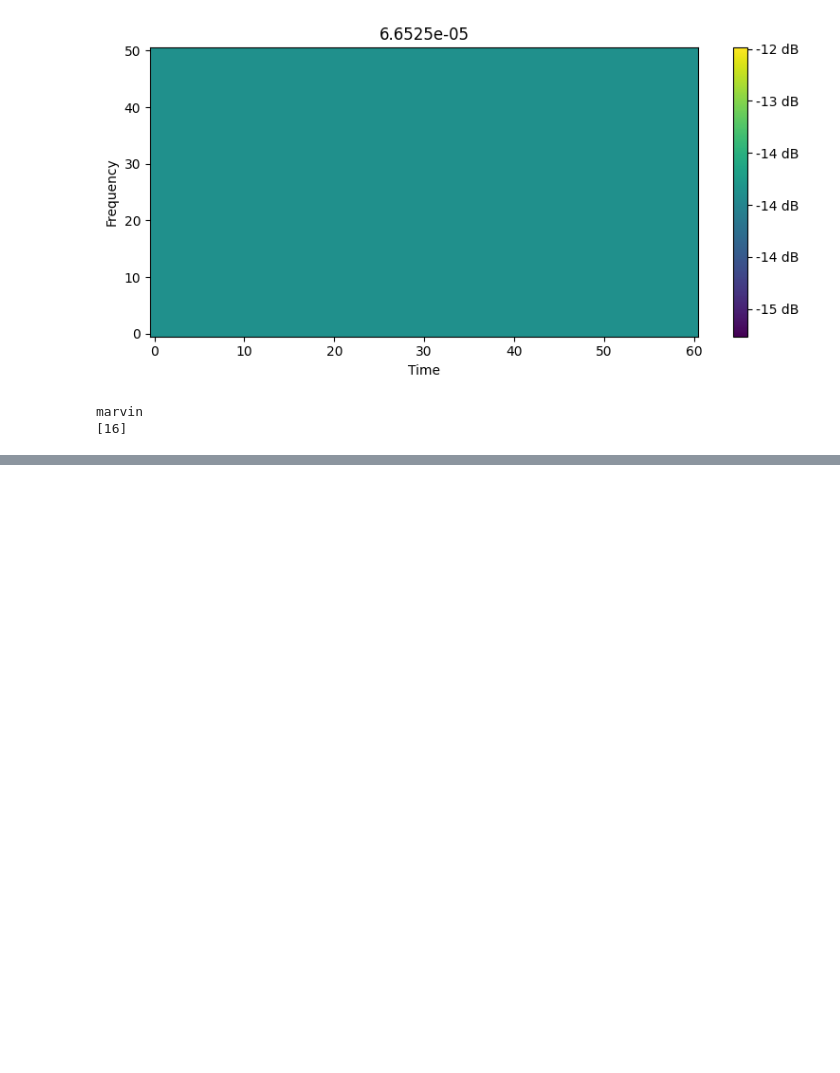
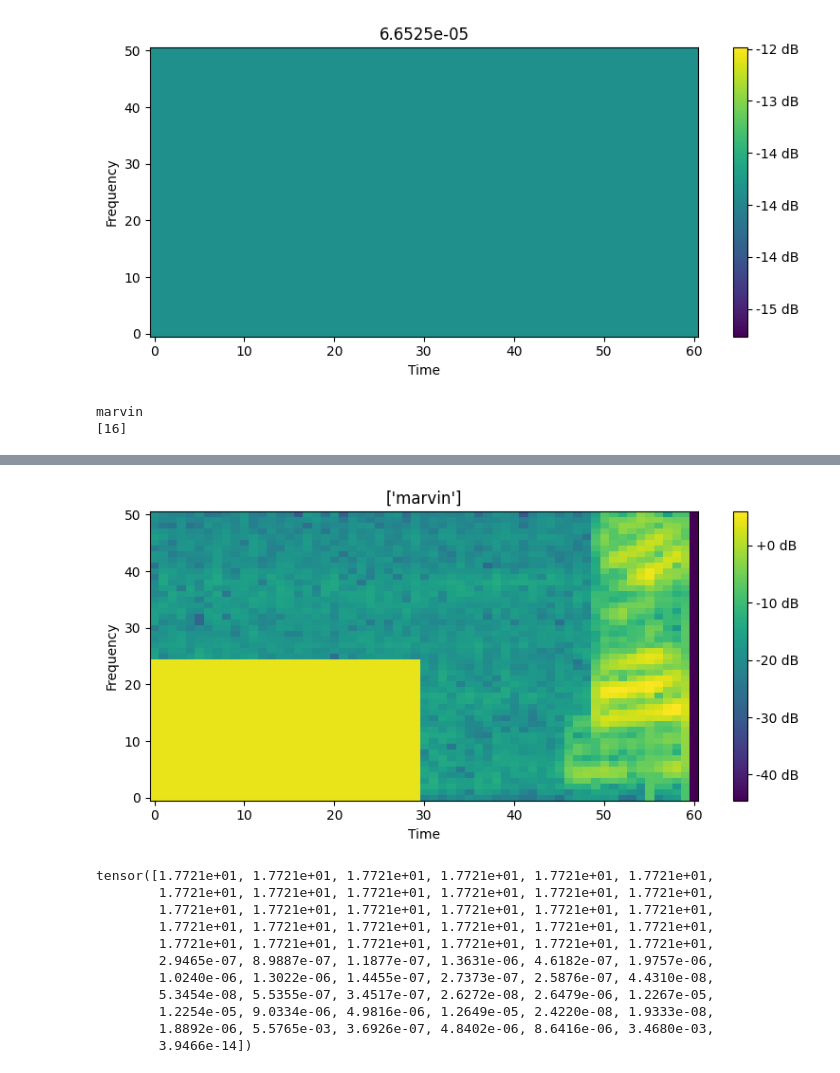
Before and after one commit to mietsj/V3.2-Poison-Version-Control, a Jupyter notebook: thesis-diffusion-test.ipynb, the cells around one changed output, grey strips where cells are left out. Saved outputs shown, nothing was run; the diff lists cells and outputs as text; code cells hidden in the pictures; blank space fills up the shorter version.

```diff
--- a/thesis-diffusion-test.ipynb
+++ b/thesis-diffusion-test.ipynb
@@ -455,3 +445,22 @@ inverse_waveform = InverseTransform(spectrogram_complex)
 Audio(inverse_waveform, rate=new_samplerate)
 # %% [output]
 [interactive output not drawn]
+# %%
+for x, y in train_loader:
+    if y == 16:
+        show_spectrogram(x[0], le.inverse_transform([label]))
+        print(x[0][0][0])
+        break
+# %% [output]
+[figure, added]
+tensor([1.7721e+01, 1.7721e+01, 1.7721e+01, 1.7721e+01, 1.7721e+01, 1.7721e+01,
+        1.7721e+01, 1.7721e+01, 1.7721e+01, 1.7721e+01, 1.7721e+01, 1.7721e+01,
+        1.7721e+01, 1.7721e+01, 1.7721e+01, 1.7721e+01, 1.7721e+01, 1.7721e+01,
+        1.7721e+01, 1.7721e+01, 1.7721e+01, 1.7721e+01, 1.7721e+01, 1.7721e+01,
+        1.7721e+01, 1.7721e+01, 1.7721e+01, 1.7721e+01, 1.7721e+01, 1.7721e+01,
+        2.9465e-07, 8.9887e-07, 1.1877e-07, 1.3631e-06, 4.6182e-07, 1.9757e-06,
+        1.0240e-06, 1.3022e-06, 1.4455e-07, 2.7373e-07, 2.5876e-07, 4.4310e-08,
+        5.3454e-08, 5.5355e-07, 3.4517e-07, 2.6272e-08, 2.6479e-06, 1.2267e-05,
+        1.2254e-05, 9.0334e-06, 4.9816e-06, 1.2649e-05, 2.4220e-08, 1.9333e-08,
+        1.8892e-06, 5.5765e-03, 3.6926e-07, 4.8402e-06, 8.6416e-06, 3.4680e-03,
+        3.9466e-14])
```
Also changed, not shown: parts of 6 cells of this notebook, 3 other files.
